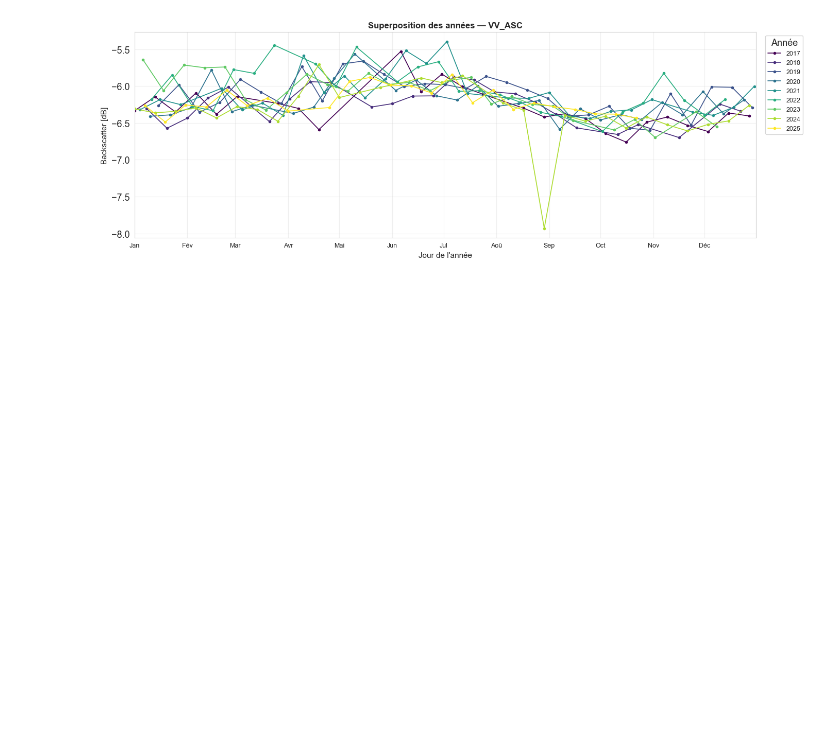
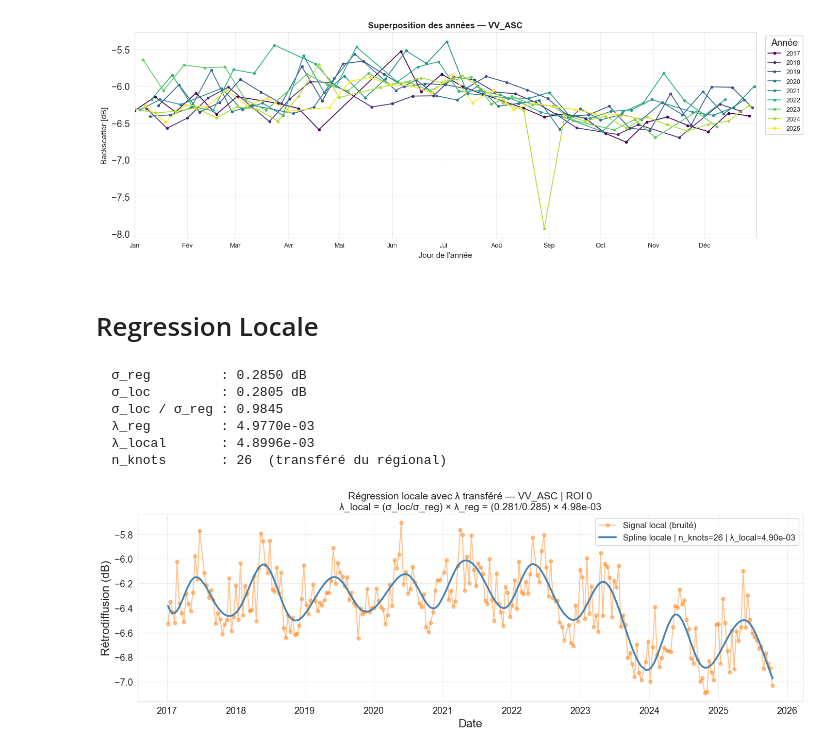
Before and after one commit to clairesn23/readingseminar, a Jupyter notebook: splines.ipynb, the cells around one changed output. Saved outputs shown, nothing was run; the diff lists cells and outputs as text; code cells hidden in the pictures; blank space fills up the shorter version.

Commit message:
début local

```diff
--- a/splines.ipynb
+++ b/splines.ipynb
@@ -725,3 +727,78 @@ plot_superpose_annees(value, date, "VV_ASC")
 # %% [output]
 [figure]
 [figure]
+# %% [markdown]
+# Regression Locale
+# %%
+# ════════════════════════════════════════════════════════════
+#  PARAMÈTRES — à modifier ici uniquement
+# ════════════════════════════════════════════════════════════
+
+series_to_plot   = "VV_ASC"   # "VV_ASC" | "VH_ASC" | "VV_DSC" | "VH_DSC"
+roi_index_local  = 0           # index de la ROI locale
+
+value_source_loc, date_source_loc = prepadataframe(1, 0)  # (Paracou, Local)
+value_1, value_2, date_source_loc = prepadataframe(0, 0)                                                      # site de Trinité
+value_source_loc=value_1
+nombre_noeuds=len(value_1)
+
+# ════════════════════════════════════════════════════════════
+#  PRÉPARATION DES DONNÉES LOCALES
+# ════════════════════════════════════════════════════════════
+
+dates_loc        = pd.to_datetime(date_source_loc[series_to_plot])
+values_array_loc = value_source_loc[series_to_plot]
+if values_array_loc.ndim == 1:
+    values_array_loc = values_array_loc[:, np.newaxis]
+roi_idx_loc = min(roi_index_local, values_array_loc.shape[1] - 1)
+values_loc  = values_array_loc[:, roi_idx_loc]
+
+# ════════════════════════════════════════════════════════════
+#  TRANSFERT DE λ : λ_local = (σ_loc / σ_reg) × λ_reg
+# ════════════════════════════════════════════════════════════
+
+std_reg = np.std(values)      # σ régional   — issu de la cellule régionale
+std_loc = np.std(values_loc)  # σ local
+
+lam_loc = (std_loc / std_reg) * lam_opt   # lam_opt issu de la cellule régionale
+
+print(f"  σ_reg         : {std_reg:.4f} dB")
+print(f"  σ_loc         : {std_loc:.4f} dB")
+print(f"  σ_loc / σ_reg : {std_loc / std_reg:.4f}")
+print(f"  λ_reg         : {lam_opt:.4e}")
+print(f"  λ_local       : {lam_loc:.4e}")
+print(f"  n_knots       : {n_knots_optimal}  (transféré du régional)")
+
+# ════════════════════════════════════════════════════════════
+#  AJUSTEMENT LOCAL
+# ════════════════════════════════════════════════════════════
+
+t_loc        = np.array([(d - dates_loc[0]).days for d in dates_loc], dtype=float)
+B_loc        = build_bspline_basis(t_loc, n_knots_optimal)   # nœuds transférés n_knots_optimal
+_, Y_hat_loc = penalized_spline_fit(B_loc, values_loc, lam_loc)
+
+# ════════════════════════════════════════════════════════════
+#  VISUALISATION
+# ════════════════════════════════════════════════════════════
+
+plt.figure(figsize=(14, 5))
+plt.plot(dates_loc, values_loc, '-o', color='tab:orange', alpha=0.45,
+         linewidth=1.5, markersize=5, label="Signal local (bruité)")
+plt.plot(dates_loc, Y_hat_loc, color='steelblue', linewidth=2.5,
+         label=f"Spline locale | n_knots={n_knots_optimal} | λ_local={lam_loc:.2e}")
+plt.xlabel("Date")
+plt.ylabel("Rétrodiffusion (dB)")
+plt.title(f"Régression locale avec λ transféré — {series_to_plot} | ROI {roi_idx_loc}\n"
+          f"λ_local = (σ_loc/σ_reg) × λ_reg = ({std_loc:.3f}/{std_reg:.3f}) × {lam_opt:.2e}")
+plt.legend()
+plt.grid(True, alpha=0.3)
+plt.tight_layout()
+plt.show()
+# %% [output]
+  σ_reg         : 0.2850 dB
+  σ_loc         : 0.2805 dB
+  σ_loc / σ_reg : 0.9845
+  λ_reg         : 4.9770e-03
+  λ_local       : 4.8996e-03
+  n_knots       : 26  (transféré du régional)
+[figure, added]
```
Also changed, not shown: parts of 1 cell of this notebook.
